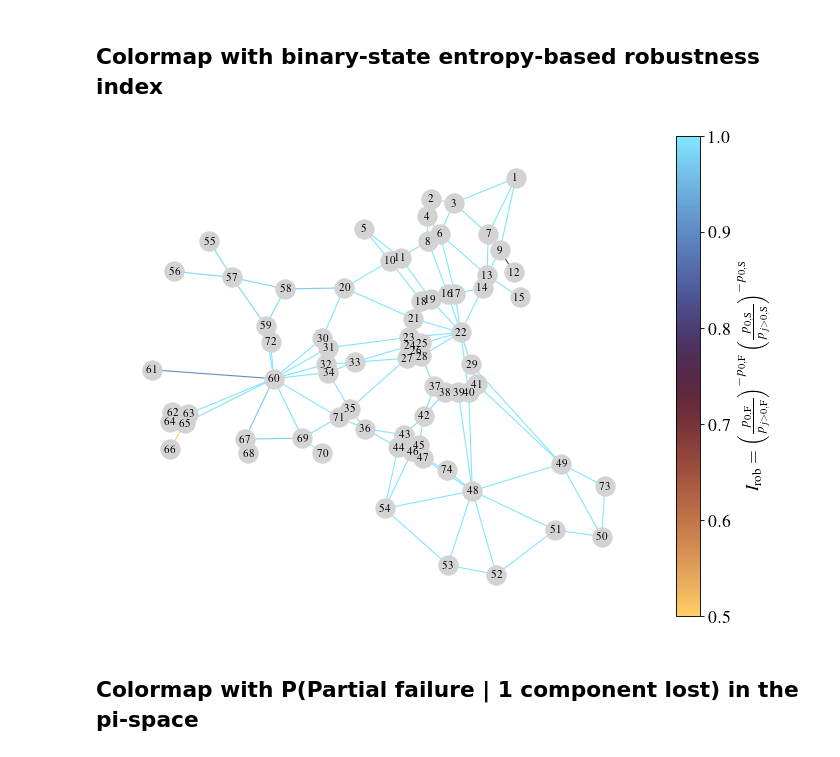
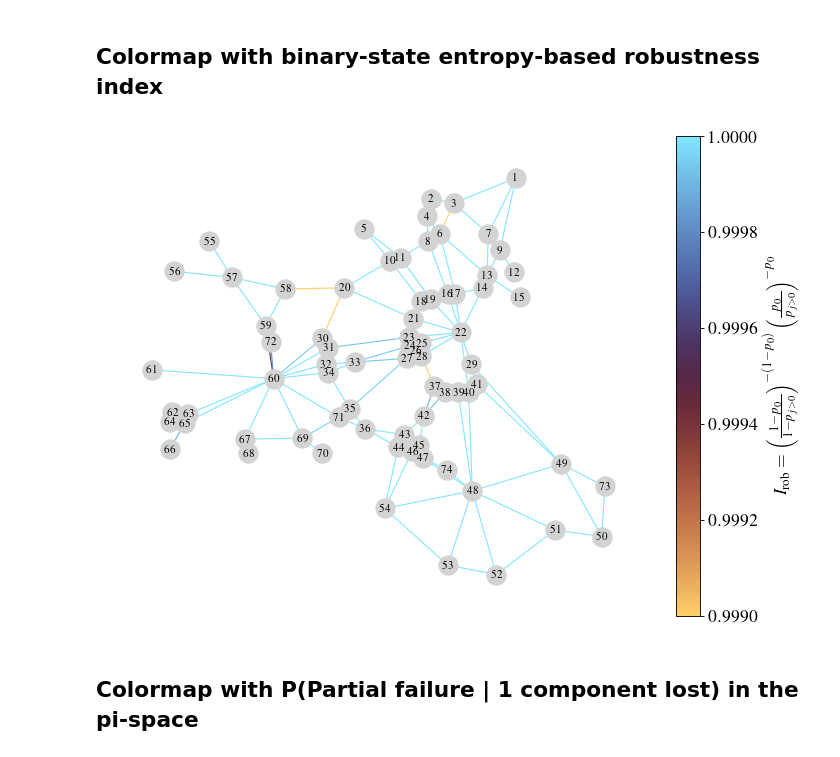
Before and after one commit to jieunbyun/tsum, a Jupyter notebook: demos/ema_accessible_population/s04_plots.ipynb, the cells around one changed output. Cells and saved outputs as stored; diff of their text form; code cells hidden in the pictures.

```diff
--- a/demos/ema_accessible_population/s04_plots.ipynb
+++ b/demos/ema_accessible_population/s04_plots.ipynb
@@ -189,7 +189,7 @@ plt.show()
 # %%
 # --- parameters ---
 # ROB_MIN, ROB_MAX = 0.16, 0.84
-ROB_MIN, ROB_MAX = 0.5,1
+ROB_MIN, ROB_MAX = 0.999,1
 ROB_RANGE = ROB_MAX - ROB_MIN
 
 # Node color
@@ -218,35 +218,35 @@ nx.draw(G_base, pos,
         verticalalignment='center',
         labels=numeric_node_labels,
         with_labels=True,
         font_size=10,
         font_color='black',
         node_color=(node_color if node_color is not None else 'lightgrey'),
         edge_color=edge_colors
         )
 
 # # Draw edge labels
 # nx.draw_networkx_edge_labels(G_base, pos,
 #                              edge_labels=numeric_edge_labels,
 #                              font_size=8,
 #                              rotate=False)
 
 # Colorbar
 fig = plt.gcf()
 ax = plt.gca()
 sm = plt.cm.ScalarMappable(cmap=cm.managua, norm=plt.Normalize(vmin=ROB_MIN, vmax=ROB_MAX))
 sm.set_array([])
-fig.colorbar(sm, ax=ax, fraction=0.046, pad=0.04, label=r"$I_{\mathrm{rob}} = \left(\frac{p_{0,\mathrm{F}}}{p_{j>0,\mathrm{F}}}\right)^{-p_{0,\mathrm{F}}} \left(\frac{p_{0,\mathrm{S}}}{p_{j>0,\mathrm{S}}}\right)^{-p_{0,\mathrm{S}}}$")
+fig.colorbar(sm, ax=ax, fraction=0.046, pad=0.04, label=r"$I_{\mathrm{rob}} = \left(\frac{1-p_0}{1-p_{j>0}}\right)^{-(1-p_0)} \left(\frac{p_0}{p_{j>0}}\right)^{-p_0}$")
 
 # Adjust layout
 plt.tight_layout(rect=[0, 0, 0.90, 1])
 
 # Save figure
 plt.savefig(OUTPUT / "network_Irob_binary.pdf", dpi=300, bbox_inches='tight')
 plt.savefig(OUTPUT / "network_Irob_binary.svg", dpi=300, bbox_inches='tight')
 
 plt.show()
 # %% [output]
-[figure, old version]
+[figure, new version]
 # %% [markdown]
 ## Colormap with P(Partial failure | 1 component lost) in the pi-space
 # %%
```
Also changed, not shown: 5 other files.
